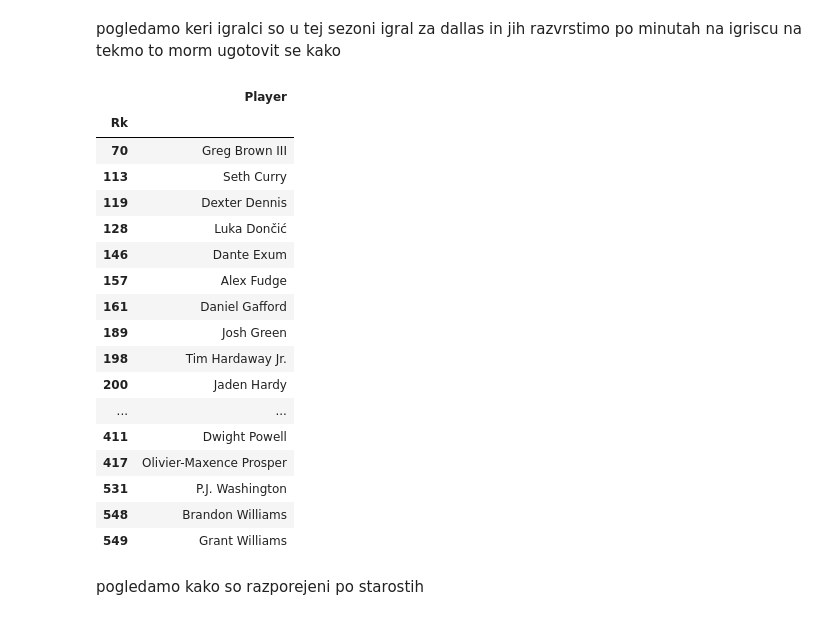
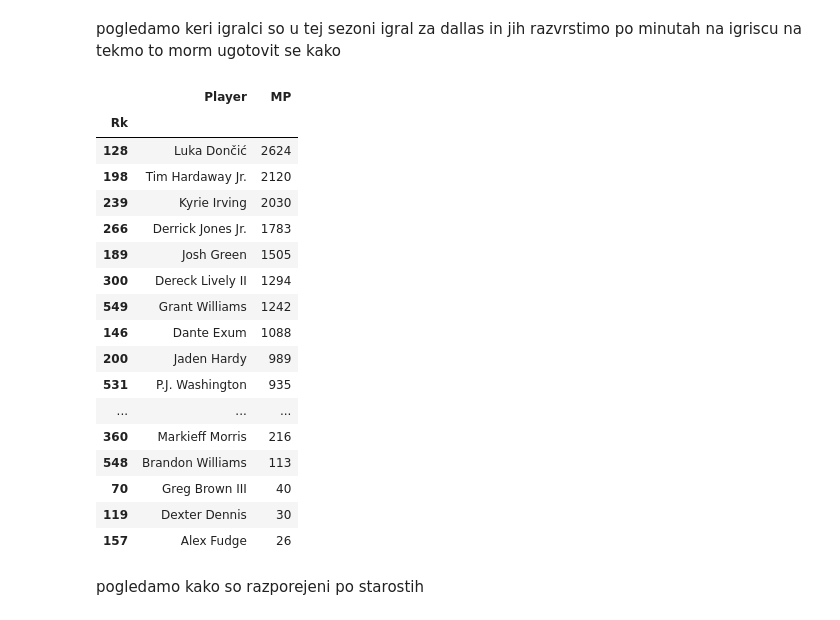
Before and after one commit to elizapecoraro/Eliza-Pecoraro-Projektna-naloga-UVP, a Jupyter notebook: analiza.ipynb, the cells around one changed output. Cells and saved outputs as stored; diff of their text form; code cells hidden in the pictures.

```diff
--- a/analiza.ipynb
+++ b/analiza.ipynb
@@ -138,26 +138,27 @@ urejene_trojke[['Player','3P','Age']]
 pogledamo keri igralci so u tej sezoni igral za dallas in jih razvrstimo po minutah na igriscu na tekmo to morm ugotovit se kako
 # %%
 mavs = nba[nba['Tm'].str.contains('DAL')]
-mavs[["Player"]]
+mavs_urejeno = mavs.sort_values("MP", ascending=False)
+mavs_urejeno[["Player", "MP"]]
 # %% [output]
-|  | Player |
-| Rk |  |
-| 70 | Greg Brown III |
-| 113 | Seth Curry |
-| 119 | Dexter Dennis |
-| 128 | Luka Dončić |
-| 146 | Dante Exum |
-| 157 | Alex Fudge |
-| 161 | Daniel Gafford |
-| 189 | Josh Green |
-| 198 | Tim Hardaway Jr. |
-| 200 | Jaden Hardy |
-| ... | ... |
-| 411 | Dwight Powell |
-| 417 | Olivier-Maxence Prosper |
-| 531 | P.J. Washington |
-| 548 | Brandon Williams |
-| 549 | Grant Williams |
+|  | Player | MP |
+| Rk |  |  |
+| 128 | Luka Dončić | 2624 |
+| 198 | Tim Hardaway Jr. | 2120 |
+| 239 | Kyrie Irving | 2030 |
+| 266 | Derrick Jones Jr. | 1783 |
+| 189 | Josh Green | 1505 |
+| 300 | Dereck Lively II | 1294 |
+| 549 | Grant Williams | 1242 |
+| 146 | Dante Exum | 1088 |
+| 200 | Jaden Hardy | 989 |
+| 531 | P.J. Washington | 935 |
+| ... | ... | ... |
+| 360 | Markieff Morris | 216 |
+| 548 | Brandon Williams | 113 |
+| 70 | Greg Brown III | 40 |
+| 119 | Dexter Dennis | 30 |
+| 157 | Alex Fudge | 26 |
 # %% [markdown]
 pogledamo kako so razporejeni po starostih
 # %%
```
Also changed, not shown: parts of 7 cells of this notebook, 2 other files.
